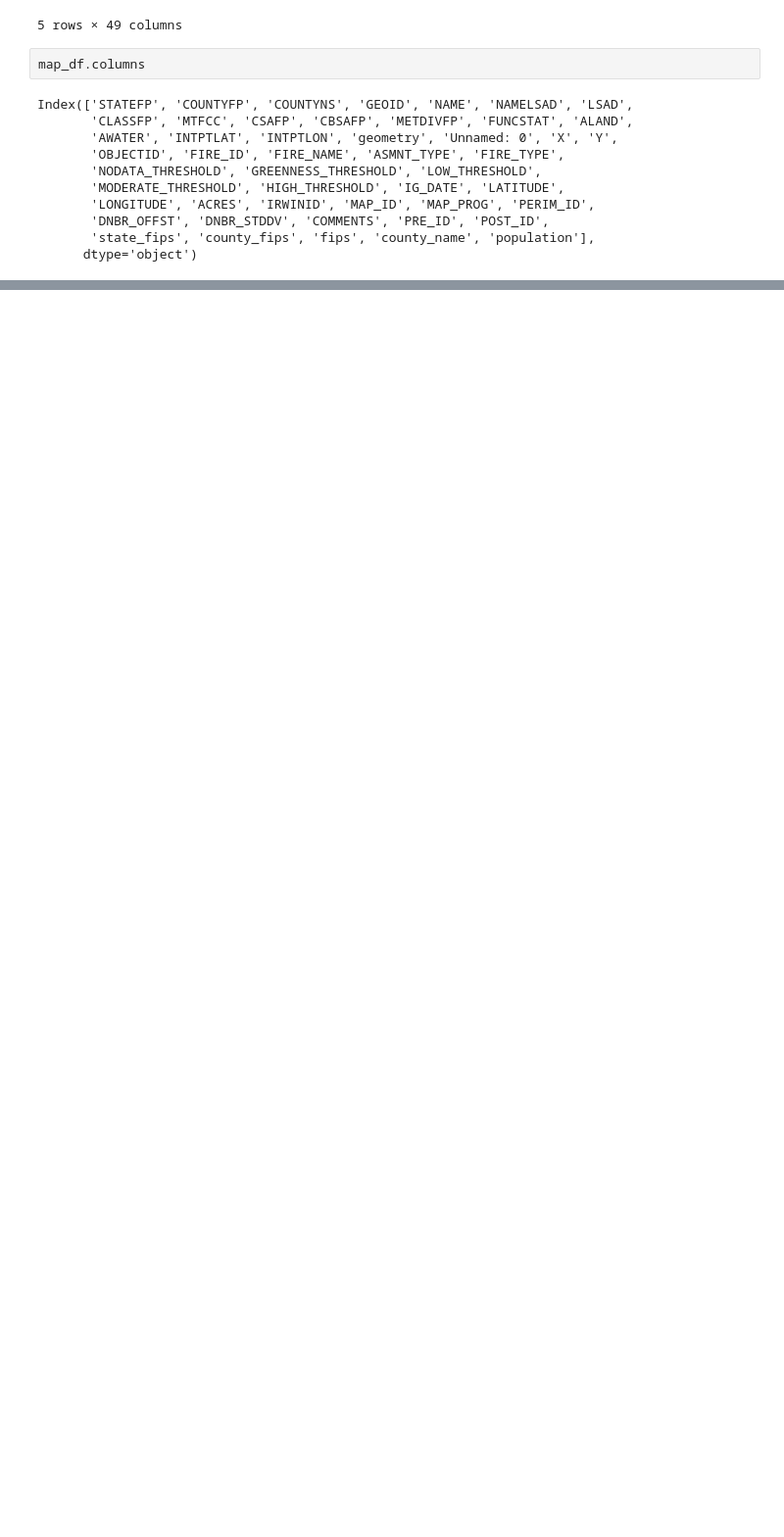
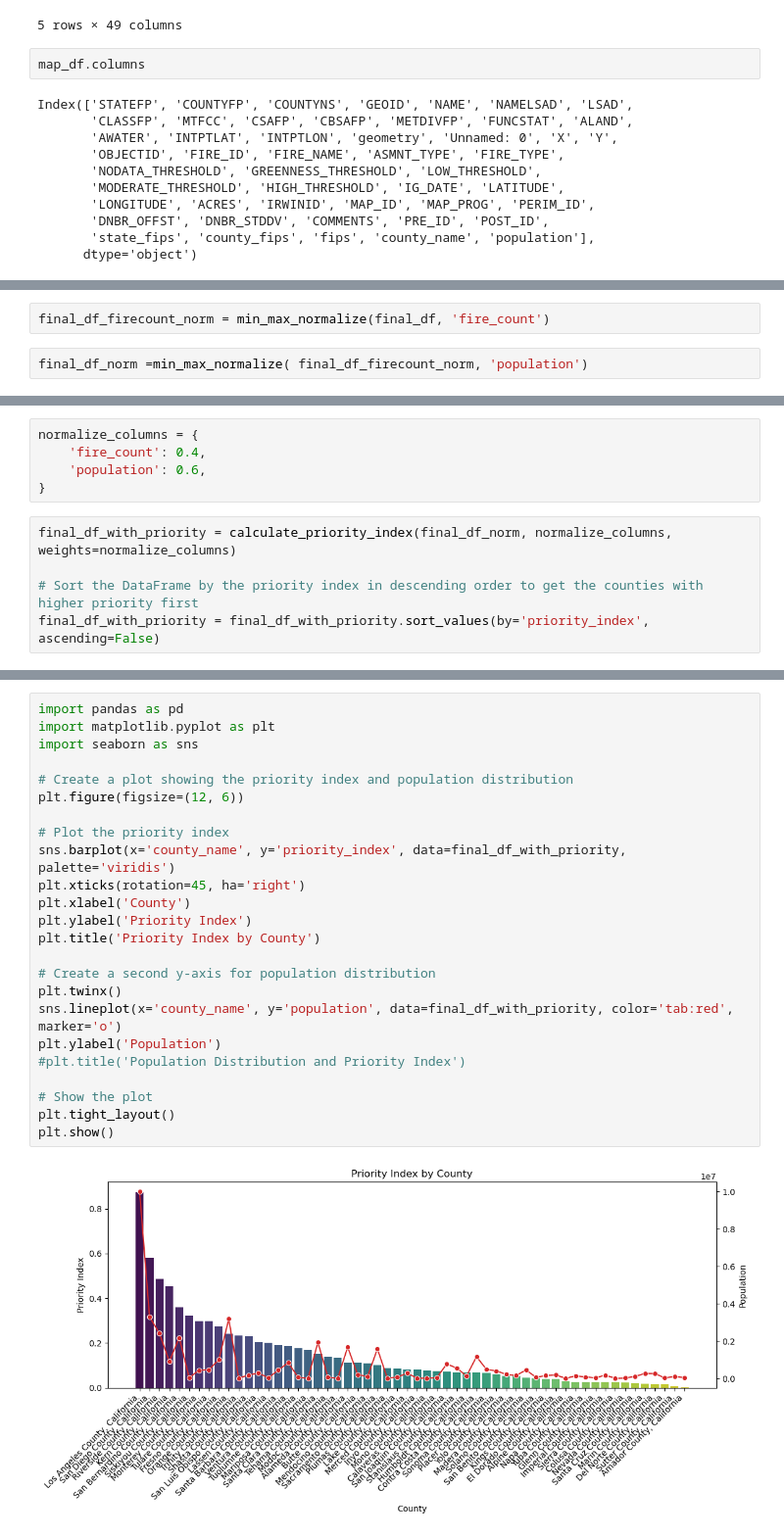
Before and after one commit to TalkDatatoMeWiDDatathon23/ForestService-Census-Index, a Jupyter notebook: census_explore.ipynb, the cells around one changed output, grey strips where cells are left out. Shown at 98% size. Cells and saved outputs as stored; diff of their text form; blank space fills up the shorter version.

```diff
--- a/census_explore.ipynb
+++ b/census_explore.ipynb
@@ -541,0 +610,4 @@ plt.show()
+# %%
+final_df_firecount_norm = min_max_normalize(final_df, 'fire_count')
+# %%
+final_df_norm =min_max_normalize( final_df_firecount_norm, 'population')
@@ -541,0 +655,10 @@ plt.show()
+# %%
+normalize_columns = {
+    'fire_count': 0.4,
+    'population': 0.6,
+}
+# %%
+final_df_with_priority = calculate_priority_index(final_df_norm, normalize_columns, weights=normalize_columns)
+
+# Sort the DataFrame by the priority index in descending order to get the counties with higher priority first
+final_df_with_priority = final_df_with_priority.sort_values(by='priority_index', ascending=False)
@@ -541,0 +676,26 @@ plt.show()
+# %%
+import pandas as pd
+import matplotlib.pyplot as plt
+import seaborn as sns
+
+# Create a plot showing the priority index and population distribution
+plt.figure(figsize=(12, 6))
+
+# Plot the priority index
+sns.barplot(x='county_name', y='priority_index', data=final_df_with_priority, palette='viridis')
+plt.xticks(rotation=45, ha='right')
+plt.xlabel('County')
+plt.ylabel('Priority Index')
+plt.title('Priority Index by County')
+
+# Create a second y-axis for population distribution
+plt.twinx()
+sns.lineplot(x='county_name', y='population', data=final_df_with_priority, color='tab:red', marker='o')
+plt.ylabel('Population')
+#plt.title('Population Distribution and Priority Index')
+
+# Show the plot
+plt.tight_layout()
+plt.show()
+# %% [output]
+[figure, added]
```
Also changed, not shown: parts of 26 cells of this notebook.
